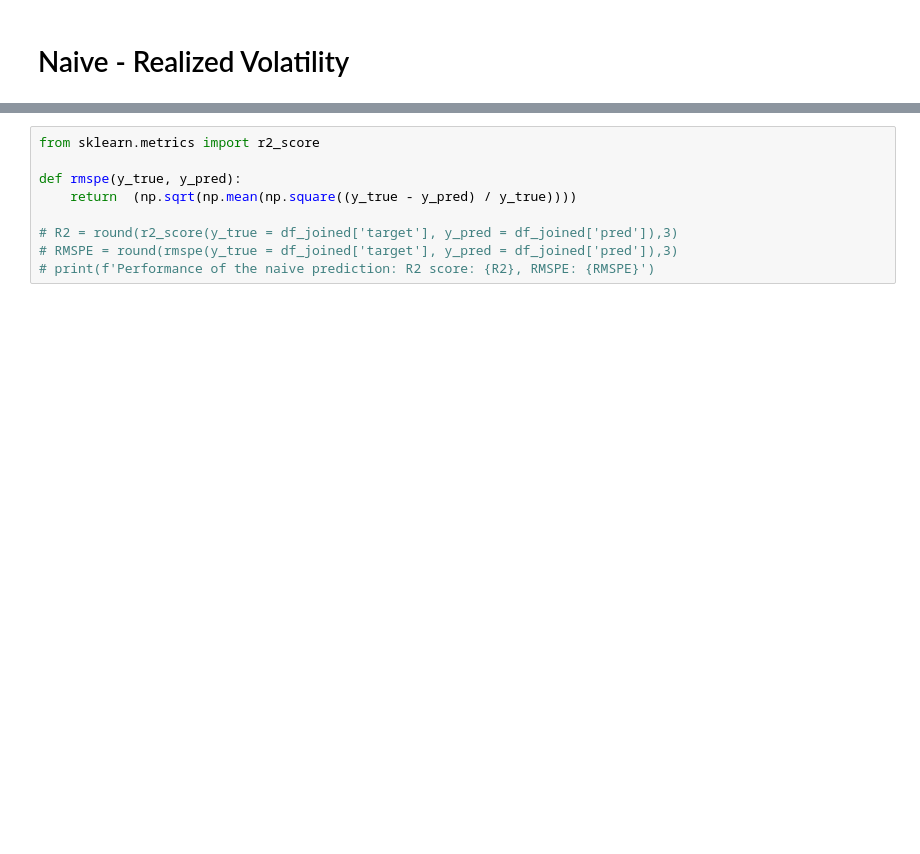
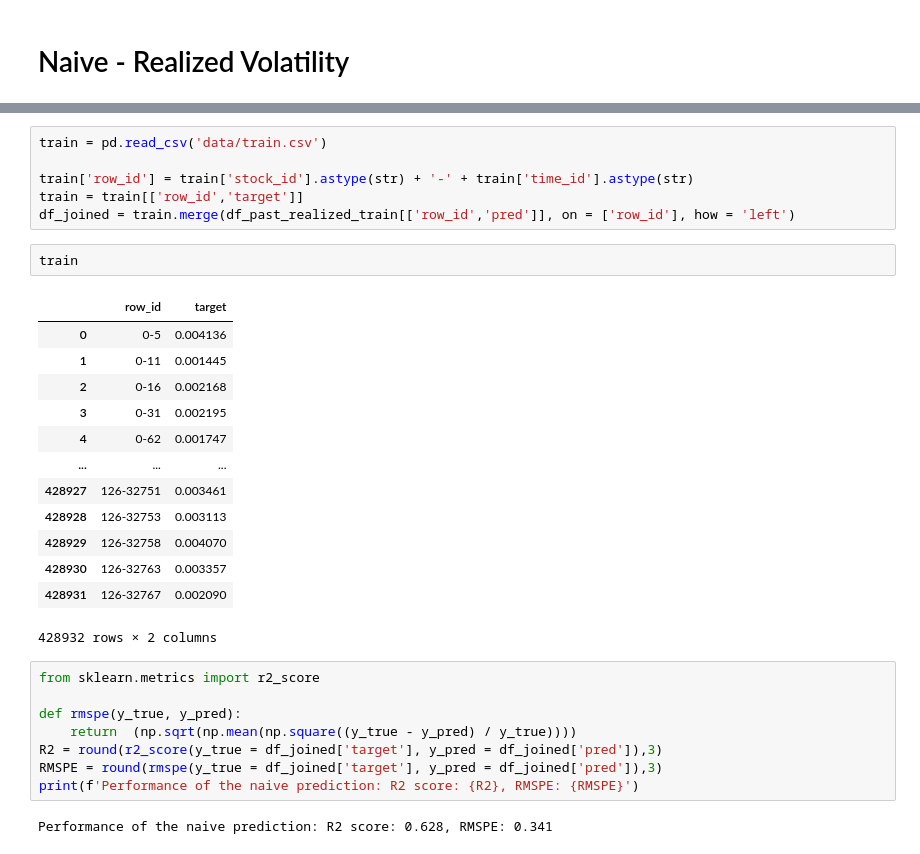
Before and after one commit to ryantjx/kaggle, a Jupyter notebook: optiver-realizedvolatilityprediction2022/dataexploration.ipynb, the cells around one changed output, grey strips where cells are left out. Cells and saved outputs as stored; diff of their text form; blank space fills up the shorter version.

```diff
--- a/optiver-realizedvolatilityprediction-2022/1_dataexploration.ipynb
+++ b/optiver-realizedvolatilityprediction2022/dataexploration.ipynb
@@ -229,11 +291,34 @@ os.getcwd()
+# %%
+train = pd.read_csv('data/train.csv')
+
+train['row_id'] = train['stock_id'].astype(str) + '-' + train['time_id'].astype(str)
+train = train[['row_id','target']]
+df_joined = train.merge(df_past_realized_train[['row_id','pred']], on = ['row_id'], how = 'left')
+# %%
+train
+# %% [output]
+|  | row_id | target |
+| 0 | 0-5 | 0.004136 |
+| 1 | 0-11 | 0.001445 |
+| 2 | 0-16 | 0.002168 |
+| 3 | 0-31 | 0.002195 |
+| 4 | 0-62 | 0.001747 |
+| ... | ... | ... |
+| 428927 | 126-32751 | 0.003461 |
+| 428928 | 126-32753 | 0.003113 |
+| 428929 | 126-32758 | 0.004070 |
+| 428930 | 126-32763 | 0.003357 |
+| 428931 | 126-32767 | 0.002090 |
+428932 rows × 2 columns
 # %%
 from sklearn.metrics import r2_score
 
 def rmspe(y_true, y_pred):
     return  (np.sqrt(np.mean(np.square((y_true - y_pred) / y_true))))
-
-# R2 = round(r2_score(y_true = df_joined['target'], y_pred = df_joined['pred']),3)
-# RMSPE = round(rmspe(y_true = df_joined['target'], y_pred = df_joined['pred']),3)
-# print(f'Performance of the naive prediction: R2 score: {R2}, RMSPE: {RMSPE}')
+R2 = round(r2_score(y_true = df_joined['target'], y_pred = df_joined['pred']),3)
+RMSPE = round(rmspe(y_true = df_joined['target'], y_pred = df_joined['pred']),3)
+print(f'Performance of the naive prediction: R2 score: {R2}, RMSPE: {RMSPE}')
+# %% [output]
+Performance of the naive prediction: R2 score: 0.628, RMSPE: 0.341
 # %% [markdown]
 # Key Questions
```
Also changed, not shown: parts of 10 cells of this notebook, 8 other files.
